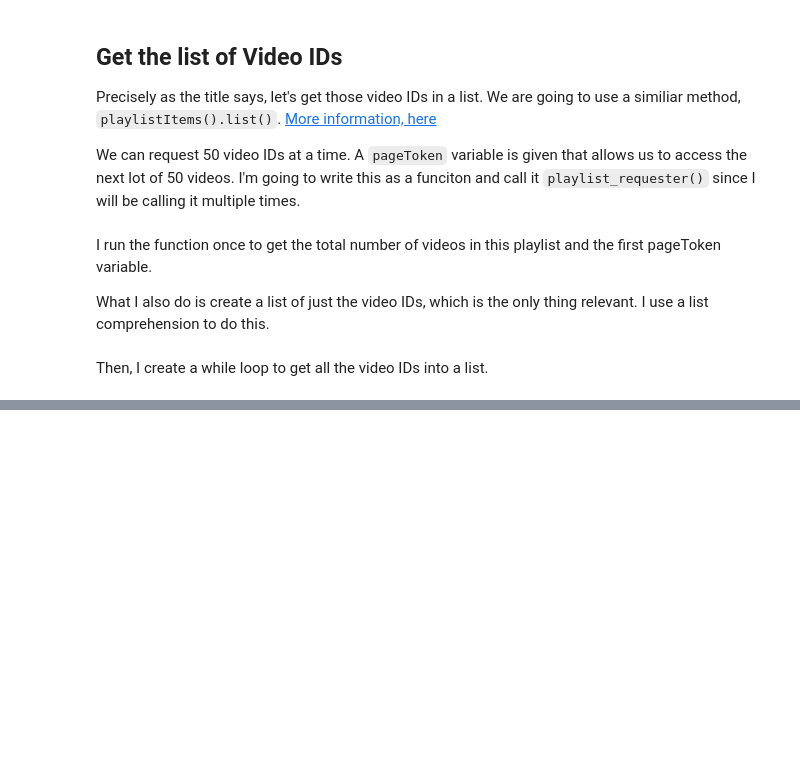
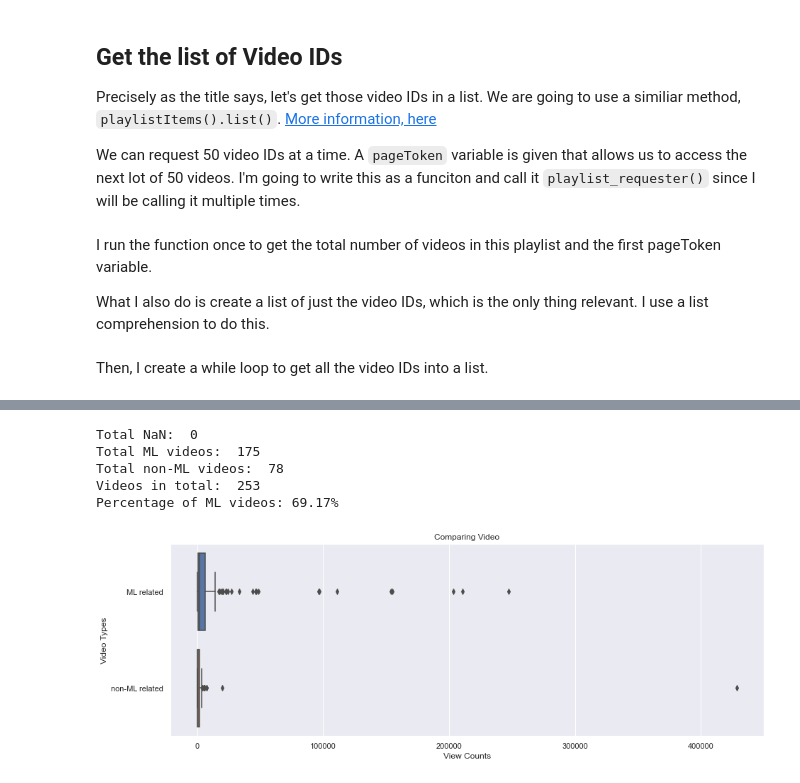
Before and after one commit to shivan-s/MrBourkeYoutubeStats, a Jupyter notebook: MrBourkeYoutubeStats.ipynb, the cells around one changed output, grey strips where cells are left out. Drawn from its saved outputs; the diff is of its cells as text; code cells hidden in the pictures; blank space fills up the shorter version.

```diff
--- a/MrBourkeYoutubeStats.ipynb
+++ b/MrBourkeYoutubeStats.ipynb
@@ -512,0 +335,5 @@ df1.plot(x='statistics.viewCount', y='statistics.commentCount', kind='scatter')
+# %%
+pat = r'.*(machine learning|data science|artificial intelligence|deep learning|code|machine|python|coding|code|udacity|coursera|data scientist|tensorflow).*$'
+
+df1['isMachineLearning'] = df1['snippet.tags'].map(lambda x : bool(re.search(pat, str(x).lower())))|df1['snippet.title'].map(lambda x : bool(re.search(pat, str(x).lower())))
+df1.head(20)
@@ -512,0 +358,33 @@ df1.plot(x='statistics.viewCount', y='statistics.commentCount', kind='scatter')
+# %%
+NaNs = df1['isMachineLearning'].isna().sum()
+Total_MLvids =  df1['isMachineLearning'].sum()
+Total_nonMLvids = (df1['isMachineLearning']==False).sum()
+Total = Total_MLvids + Total_nonMLvids
+
+print('Total NaN: ', NaNs)
+print('Total ML videos: ', Total_MLvids)
+print('Total non-ML videos: ', Total_nonMLvids)
+print('Videos in total: ', Total)
+
+print('Percentage of ML videos: {}%'.format(str(round(((Total_MLvids*100)/Total),2))))
+# %% [output]
+Total NaN:  0
+Total ML videos:  175
+Total non-ML videos:  78
+Videos in total:  253
+Percentage of ML videos: 69.17%
+# %%
+MLds = df1[df1['isMachineLearning']==True]['statistics.viewCount'] # create dataseries of view counts for ML related videos
+nonMLds = df1[df1['isMachineLearning']==False]['statistics.viewCount']
+
+d = {'ML related': MLds.values, 'non-ML related': nonMLds.values} # creating a dictionary to title data
+d = pd.DataFrame.from_dict(d, orient='index') # dataseries have different shape or 'sizes', pandas will add NaN to make series same size
+
+data = d.transpose()
+sns.set(style='darkgrid')
+plt.figure(figsize=(15,5))
+ax = sns.boxplot(data=data, orient='h')
+ax.set(xlabel='View Counts', ylabel='Video Types', title='Comparing Video',)
+plt.show()
+# %% [output]
+[figure, added]
```
Also changed, not shown: parts of 61 cells of this notebook.
